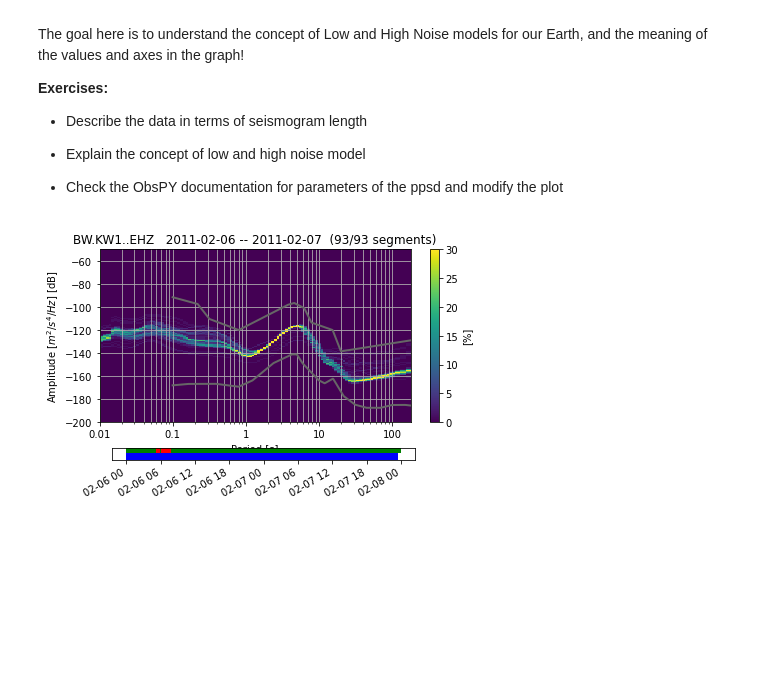
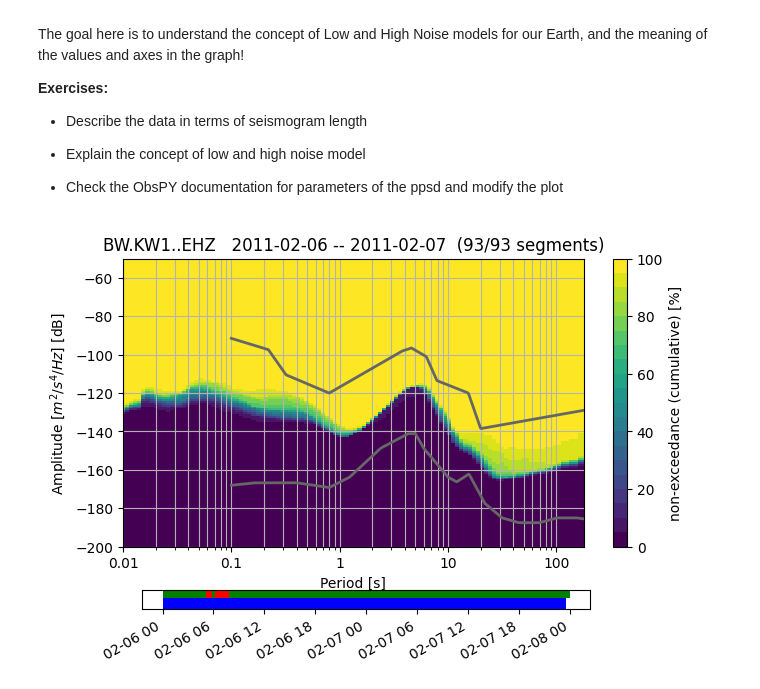
Before and after one commit to heinerigel/GeophysicalDataAnalysis, a Jupyter notebook: Part-2/Notebooks/05_PowerSpectralDensity.ipynb, the cells around one changed output. Drawn from its saved outputs; the diff is of its cells as text; code cells hidden in the pictures; blank space fills up the shorter version.

```diff
--- a/Part-2/Notebooks/05_PowerSpectralDensity.ipynb
+++ b/Part-2/Notebooks/05_PowerSpectralDensity.ipynb
@@ -15,17 +15,17 @@ The goal here is to understand the concept of Low and High Noise models for our
 # %%
 from obspy import read
 from obspy.signal import PPSD
 from obspy.io.xseed import Parser
 
 
 st = read("https://examples.obspy.org/BW.KW1..EHZ.D.2011.037")
 parser = Parser("https://examples.obspy.org/dataless.seed.BW_KW1")
 ppsd = PPSD(st[0].stats, metadata=parser)
 ppsd.add(st)
 
 st = read("https://examples.obspy.org/BW.KW1..EHZ.D.2011.038")
 ppsd.add(st)
 
-ppsd.plot()
+ppsd.plot(cumulative=True)
 # %% [output]
-[figure, old version]
+[figure, new version]
```
Also changed, not shown: parts of 2 cells of this notebook, 4 other files.
